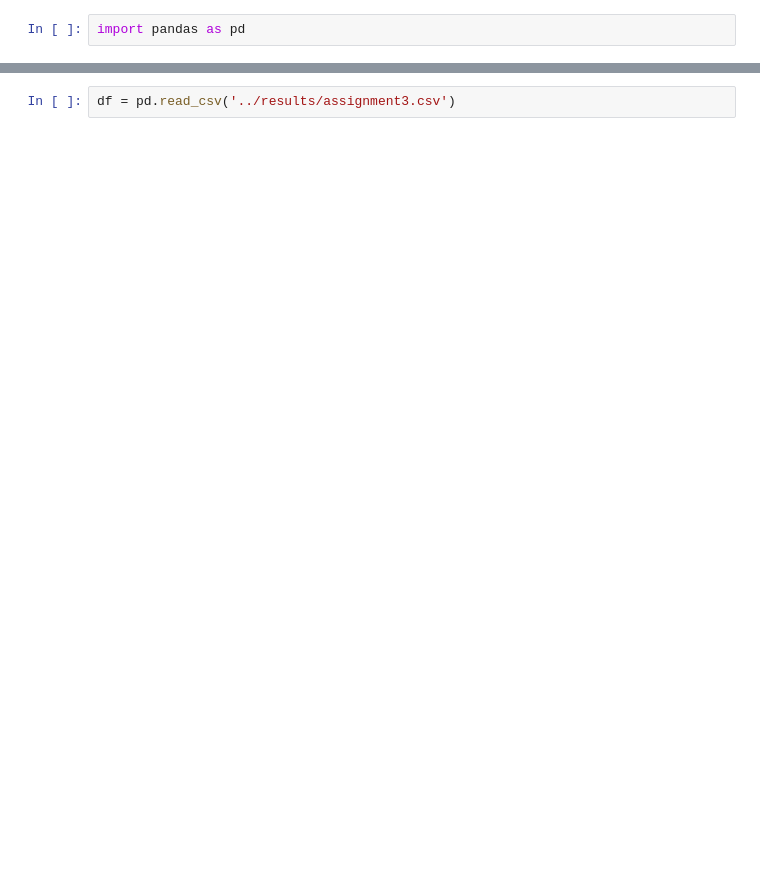
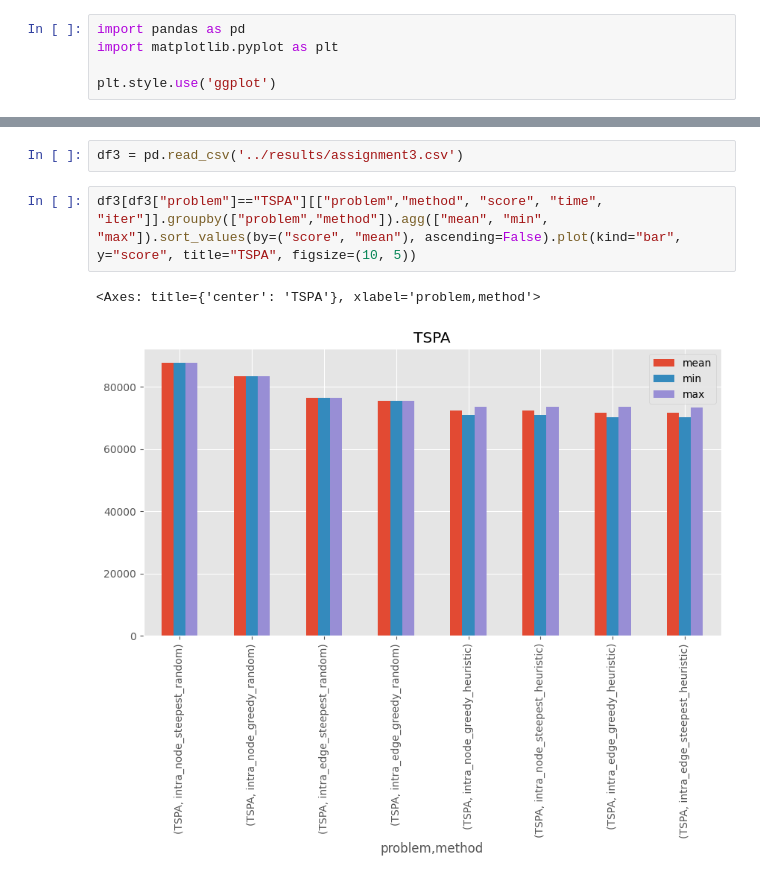
Before and after one commit to BbqGamer/TSP, a Jupyter notebook: notebooks/vis.ipynb, the cells around one changed output, grey strips where cells are left out. Saved outputs shown, nothing was run; the diff lists cells and outputs as text; blank space fills up the shorter version.

```diff
--- a/notebooks/vis.ipynb
+++ b/notebooks/vis.ipynb
@@ -1,2 +1,5 @@
 # %%
 import pandas as pd
+import matplotlib.pyplot as plt
+
+plt.style.use('ggplot')
@@ -3,2 +13,7 @@ import pandas as pd
 # %%
-df = pd.read_csv('../results/assignment3.csv')
+df3 = pd.read_csv('../results/assignment3.csv')
+# %%
+df3[df3["problem"]=="TSPA"][["problem","method", "score", "time", "iter"]].groupby(["problem","method"]).agg(["mean", "min", "max"]).sort_values(by=("score", "mean"), ascending=False).plot(kind="bar", y="score", title="TSPA", figsize=(10, 5))
+# %% [output]
+<Axes: title={'center': 'TSPA'}, xlabel='problem,method'>
+[figure, added]
```
Also changed, not shown: parts of 12 cells of this notebook, 4 other files.
